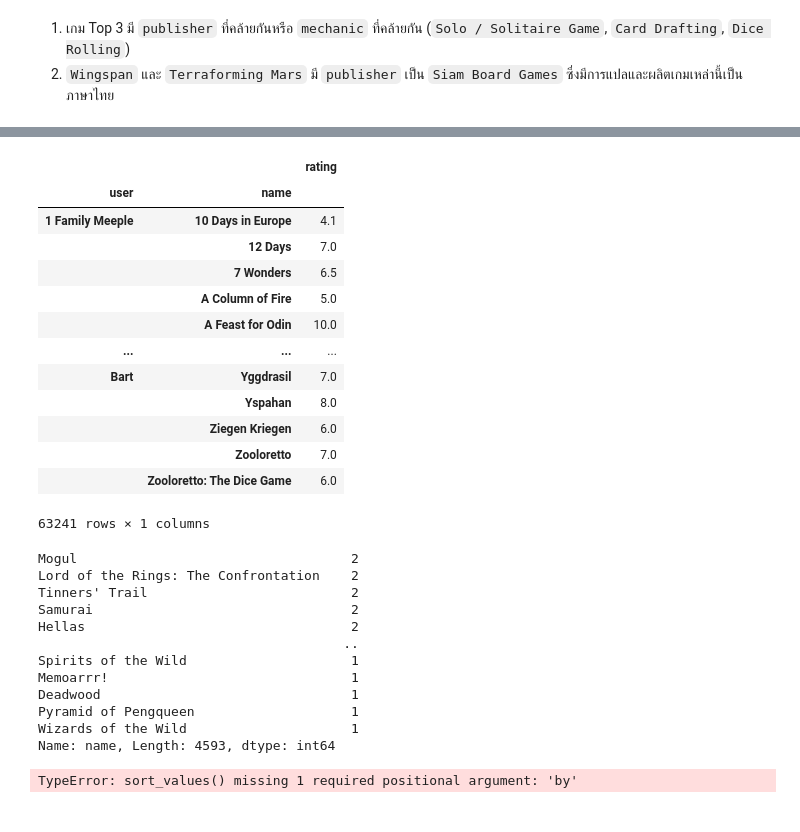
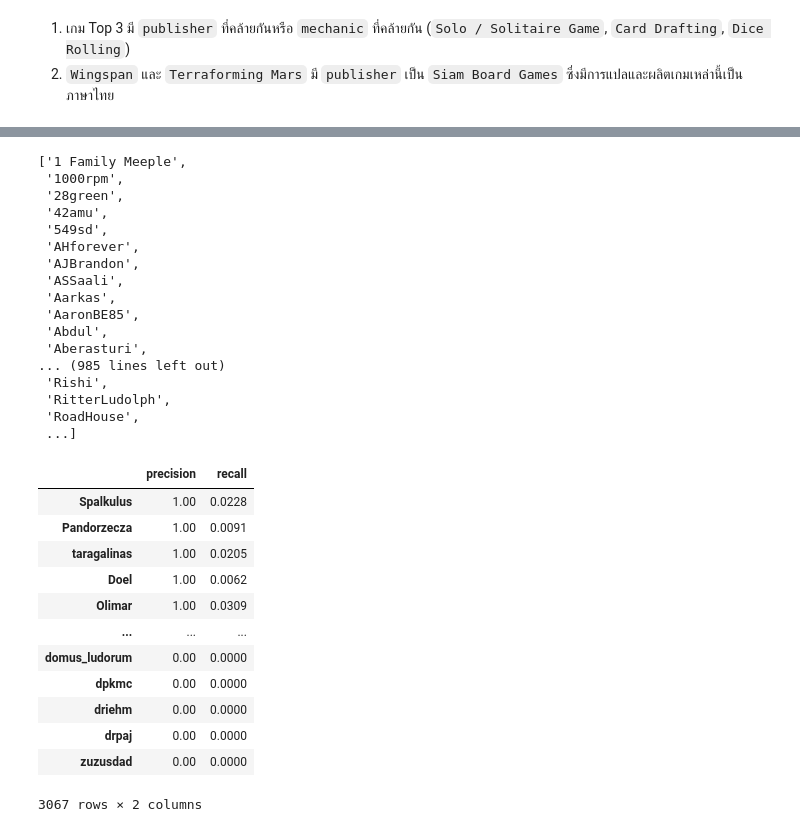
Before and after one commit to Kopzzz/Board-Game-RecCommu, a Jupyter notebook: code/3_Content-Based_Filtering.ipynb, the cells around one changed output, grey strips where cells are left out. Drawn from its saved outputs; the diff is of its cells as text; code cells hidden in the pictures.

```diff
--- a/code/3_Content-Based_Filtering.ipynb
+++ b/code/3_Content-Based_Filtering.ipynb
@@ -181,42 +159,31 @@ ten_users
 # %%
-df_10users = df_rv_rate[df_rv_rate.index.get_level_values('user').isin(ten_users)].copy()
-df_10users
+all_users = list(df_rv_rate.index.get_level_values('user').unique())
+df_users = df_rv_rate[df_rv_rate.index.get_level_values('user').isin(all_users)].copy()
+df_users
 # %% [output]
-|  |  | rating |
-| user | name |  |
-| 1 Family Meeple | 10 Days in Europe | 4.1 |
-|  | 12 Days | 7.0 |
-|  | 7 Wonders | 6.5 |
-|  | A Column of Fire | 5.0 |
-|  | A Feast for Odin | 10.0 |
-| ... | ... | ... |
-| Bart | Yggdrasil | 7.0 |
-|  | Yspahan | 8.0 |
-|  | Ziegen Kriegen | 6.0 |
-|  | Zooloretto | 7.0 |
-|  | Zooloretto: The Dice Game | 6.0 |
-63241 rows × 1 columns
+['1 Family Meeple',
+ '1000rpm',
+ '28green',
+ '42amu',
+ '549sd',
+ 'AHforever',
+ 'AJBrandon',
+ 'ASSaali',
+ 'Aarkas',
+ 'AaronBE85',
+ 'Abdul',
+ 'Aberasturi',
+... (985 lines left out)
+ 'Rishi',
+ 'RitterLudolph',
+ 'RoadHouse',
+ ...]
-# %%
-print(df_bg['name'].value_counts())
-# %% [output]
-Mogul                                   2
-Lord of the Rings: The Confrontation    2
-Tinners' Trail                          2
-Samurai                                 2
-Hellas                                  2
-                                       ..
-Spirits of the Wild                     1
-Memoarrr!                               1
-Deadwood                                1
-Pyramid of Pengqueen                    1
-Wizards of the Wild                     1
-Name: name, Length: 4593, dtype: int64
 # %%
 df_eval = pd.DataFrame()
 
-for user in ten_users:
+for user in all_users:
   # dataframe of favourite games
-  df_user = df_10users.loc[user]
+  df_user = df_users.loc[user]
   avg = df_user['rating'].mean()
   df_fav = df_user[df_user['rating'] >= avg]
 
@@ -224,36 +191,48 @@ for user in ten_users:
   game_fav = df_fav['rating'].idxmax()
 
   # top 10 similar games
-  df_sim = content_sim_df[game_fav].sort_values(ascending=False).head(10)
+  df_sim = content_sim_df[game_fav].sort_values(ascending=False)[1:11]
 
   # create lists to store the true and predicted labels
   true_labels = []
   pred_labels = []
 
   for game,sim in df_sim.iteritems():
     # if the recommendation is in the user's preferred games, it is a true positive
     if game in df_fav.index:
       true_labels.append(1)
       pred_labels.append(1)
     # if the recommendation is not in the user's preferred games, it is a false positive
     else:
       true_labels.append(0)
       pred_labels.append(1)
 
   # for each game in the user's preferred games, check if it was recommended
   for game,rate in df_fav.itertuples():
     if game not in df_sim:
       true_labels.append(1)
       pred_labels.append(0)
 
   # calculate precision and recall
   precision, recall, _, _ = precision_recall_fscore_support(y_true=true_labels, y_pred=pred_labels, average='binary')
 
   # dataframe evaluate
-  df_eval[user] = {'Precision': f'{precision:.2f}', 'Recall': f'{recall:.4f}'}
+  df_eval[user] = {'precision': f'{precision:.2f}', 'recall': f'{recall:.4f}'}
 
 df_eval = df_eval.T
-df_eval
+df_eval.sort_values(by='precision', ascending=False)
 # %% [output]
+|  | precision | recall |
+| Spalkulus | 1.00 | 0.0228 |
+| Pandorzecza | 1.00 | 0.0091 |
+| taragalinas | 1.00 | 0.0205 |
+| Doel | 1.00 | 0.0062 |
+| Olimar | 1.00 | 0.0309 |
+| ... | ... | ... |
+| domus_ludorum | 0.00 | 0.0000 |
+| dpkmc | 0.00 | 0.0000 |
+| driehm | 0.00 | 0.0000 |
+| drpaj | 0.00 | 0.0000 |
+| zuzusdad | 0.00 | 0.0000 |
-TypeError: sort_values() missing 1 required positional argument: 'by'
+3067 rows × 2 columns
 # %%
```
Also changed, not shown: parts of 6 cells of this notebook, 2 other files.
